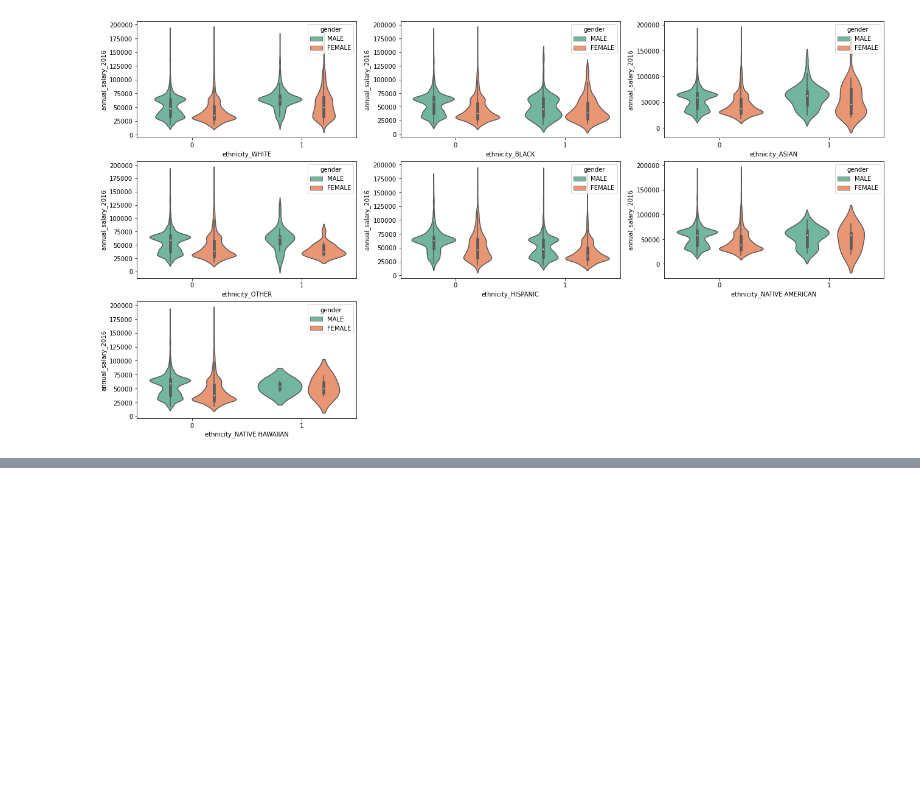
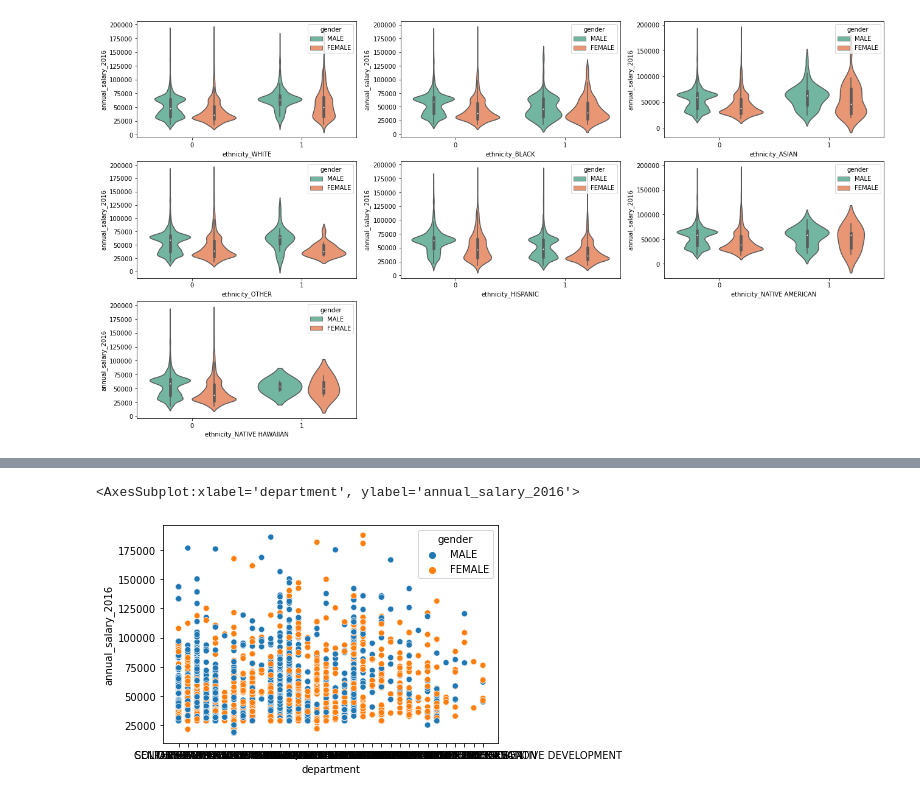
Before and after one commit to DBerchelmann/employee-classification, a Jupyter notebook: Explore.ipynb, the cells around one changed output, grey strips where cells are left out. Saved outputs shown, nothing was run; the diff lists cells and outputs as text; code cells hidden in the pictures; blank space fills up the shorter version.

```diff
--- a/Explore.ipynb
+++ b/Explore.ipynb
@@ -444,0 +492,8 @@ plt.show()
+# %%
+
+
+sns.scatterplot(x='department', y='annual_salary_2016',
+               data=train, hue='gender')
+# %% [output]
+<AxesSubplot:xlabel='department', ylabel='annual_salary_2016'>
+[figure, added]
```
Also changed, not shown: parts of 13 cells of this notebook, 2 other files.
